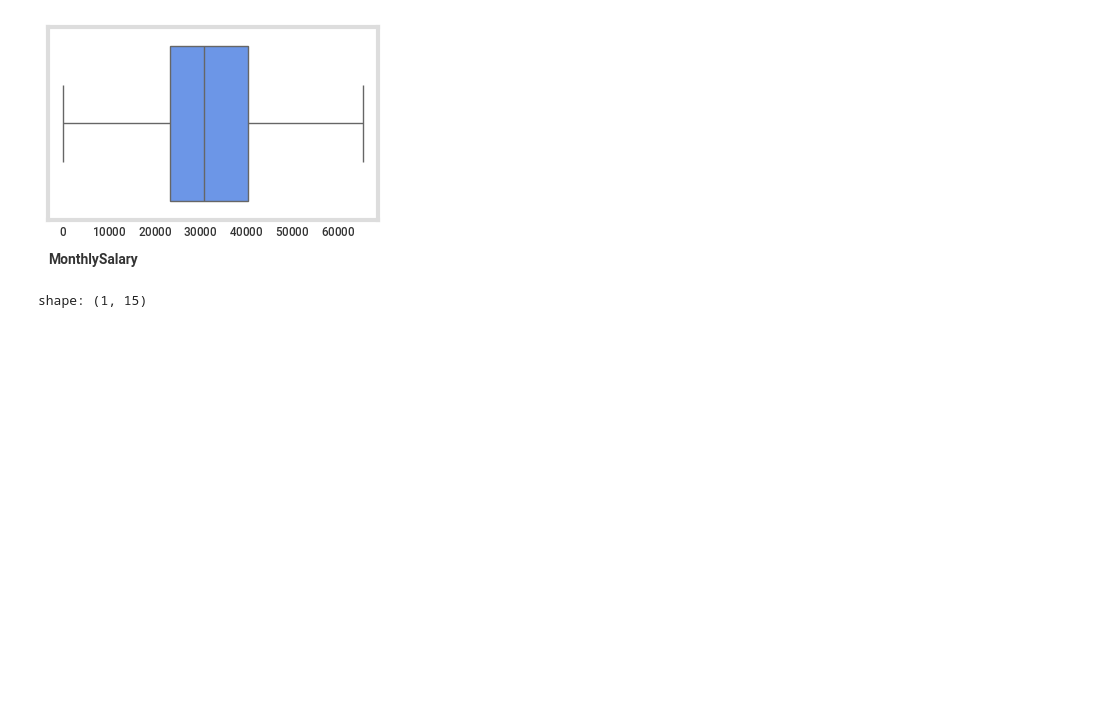
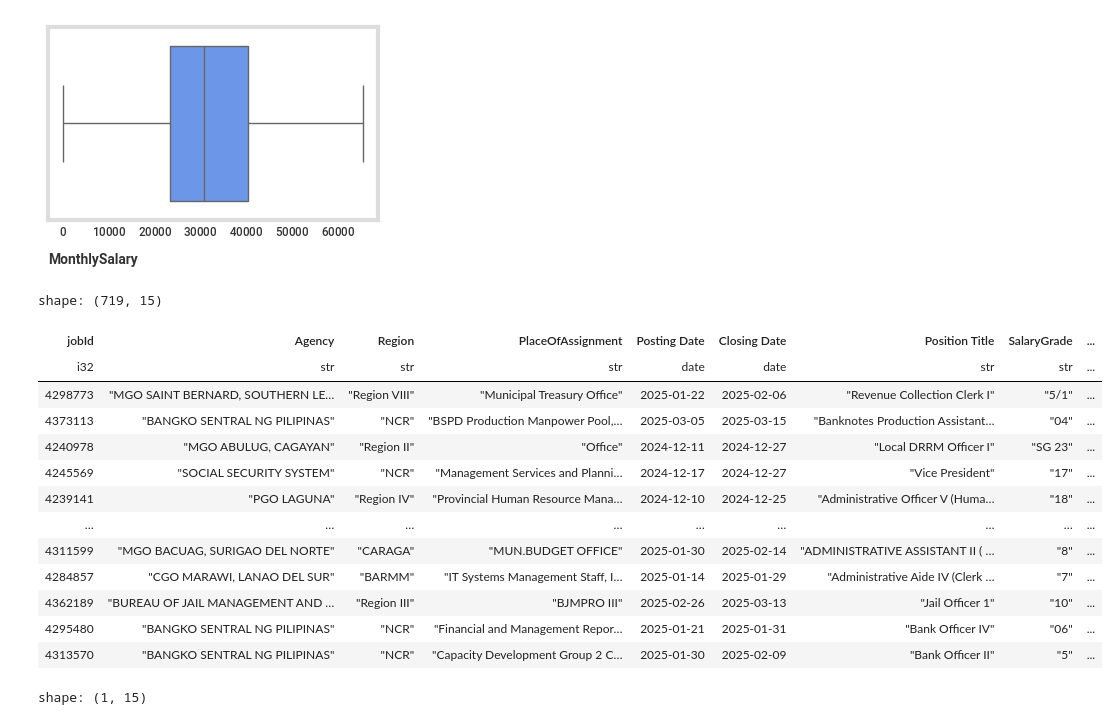
Before and after one commit to iragca/ml-final-project, a Jupyter notebook: notebooks/3.0-iragca-modeling.ipynb, the cells around one changed output. Saved outputs shown, nothing was run; the diff lists cells and outputs as text; code cells hidden in the pictures; blank space fills up the shorter version.

```diff
--- a/notebooks/3.0-iragca-modeling.ipynb
+++ b/notebooks/3.0-iragca-modeling.ipynb
@@ -257,6 +342,23 @@ sns.boxplot(
 # %% [output]
 <Axes: xlabel='MonthlySalary'>
 [figure]
+# %%
+df.filter(pl.col("MonthlySalary") < 100)
+# %% [output]
+shape: (719, 15)
+| jobId | Agency | Region | PlaceOfAssignment | Posting Date | Closing Date | Position Title | SalaryGrade | ... |
+| i32 | str | str | str | date | date | str | str | ... |
+| 4298773 | "MGO SAINT BERNARD, SOUTHERN LE… | "Region VIII" | "Municipal Treasury Office" | 2025-01-22 | 2025-02-06 | "Revenue Collection Clerk I" | "5/1" | ... |
+| 4373113 | "BANGKO SENTRAL NG PILIPINAS" | "NCR" | "BSPD Production Manpower Pool,… | 2025-03-05 | 2025-03-15 | "Banknotes Production Assistant… | "04" | ... |
+| 4240978 | "MGO ABULUG, CAGAYAN" | "Region II" | "Office" | 2024-12-11 | 2024-12-27 | "Local DRRM Officer I" | "SG 23" | ... |
+| 4245569 | "SOCIAL SECURITY SYSTEM" | "NCR" | "Management Services and Planni… | 2024-12-17 | 2024-12-27 | "Vice President" | "17" | ... |
+| 4239141 | "PGO LAGUNA" | "Region IV" | "Provincial Human Resource Mana… | 2024-12-10 | 2024-12-25 | "Administrative Officer V (Huma… | "18" | ... |
+| … | … | … | … | … | … | … | … | ... |
+| 4311599 | "MGO BACUAG, SURIGAO DEL NORTE" | "CARAGA" | "MUN.BUDGET OFFICE" | 2025-01-30 | 2025-02-14 | "ADMINISTRATIVE ASSISTANT II ( … | "8" | ... |
+| 4284857 | "CGO MARAWI, LANAO DEL SUR" | "BARMM" | "IT Systems Management Staff, I… | 2025-01-14 | 2025-01-29 | "Administrative Aide IV (Clerk … | "7" | ... |
+| 4362189 | "BUREAU OF JAIL MANAGEMENT AND … | "Region III" | "BJMPRO III" | 2025-02-26 | 2025-03-13 | "Jail Officer 1" | "10" | ... |
+| 4295480 | "BANGKO SENTRAL NG PILIPINAS" | "NCR" | "Financial and Management Repor… | 2025-01-21 | 2025-01-31 | "Bank Officer IV" | "06" | ... |
+| 4313570 | "BANGKO SENTRAL NG PILIPINAS" | "NCR" | "Capacity Development Group 2 C… | 2025-01-30 | 2025-02-09 | "Bank Officer II" | "5" | ... |
 # %%
 filtered_df.max()
 # %% [output]
```
Also changed, not shown: parts of 19 cells of this notebook.
